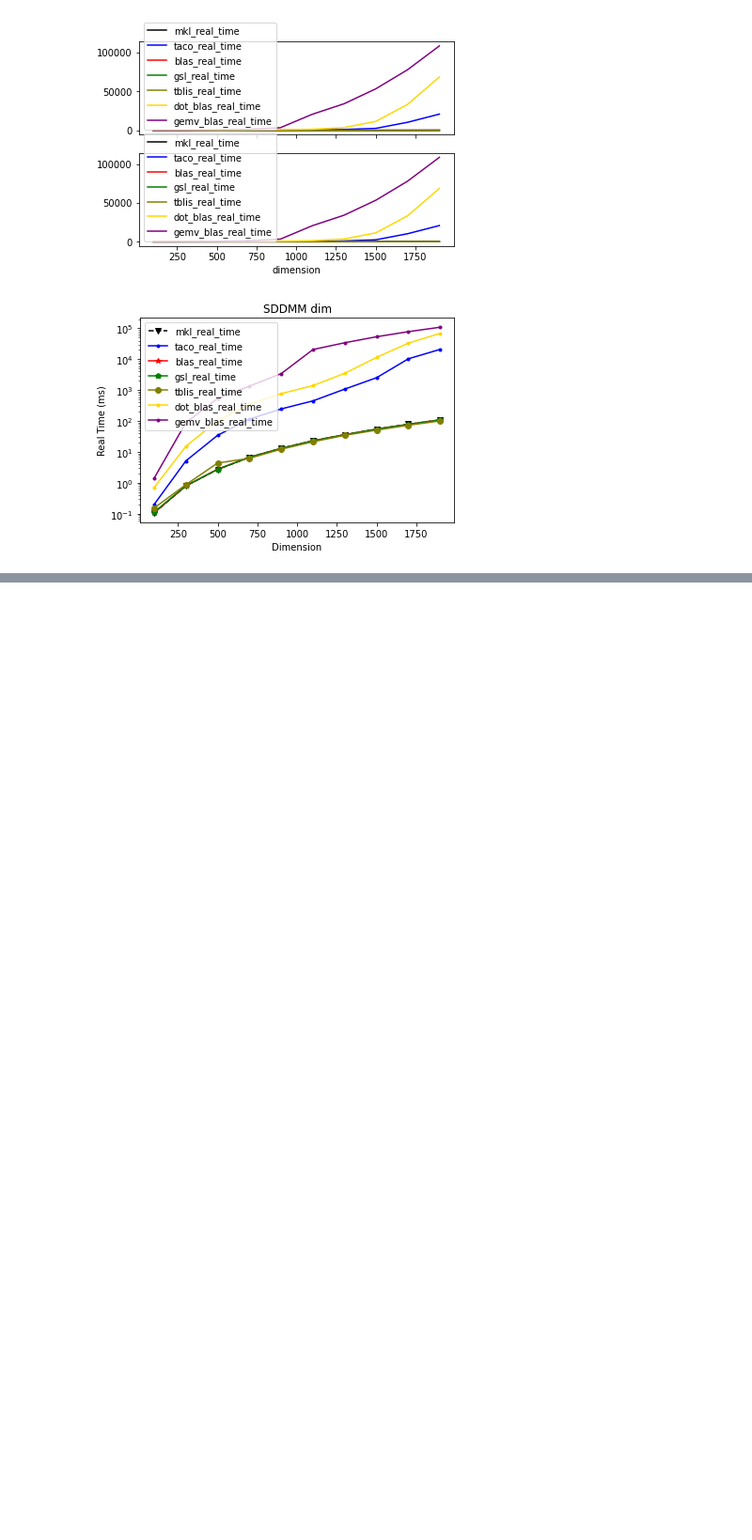
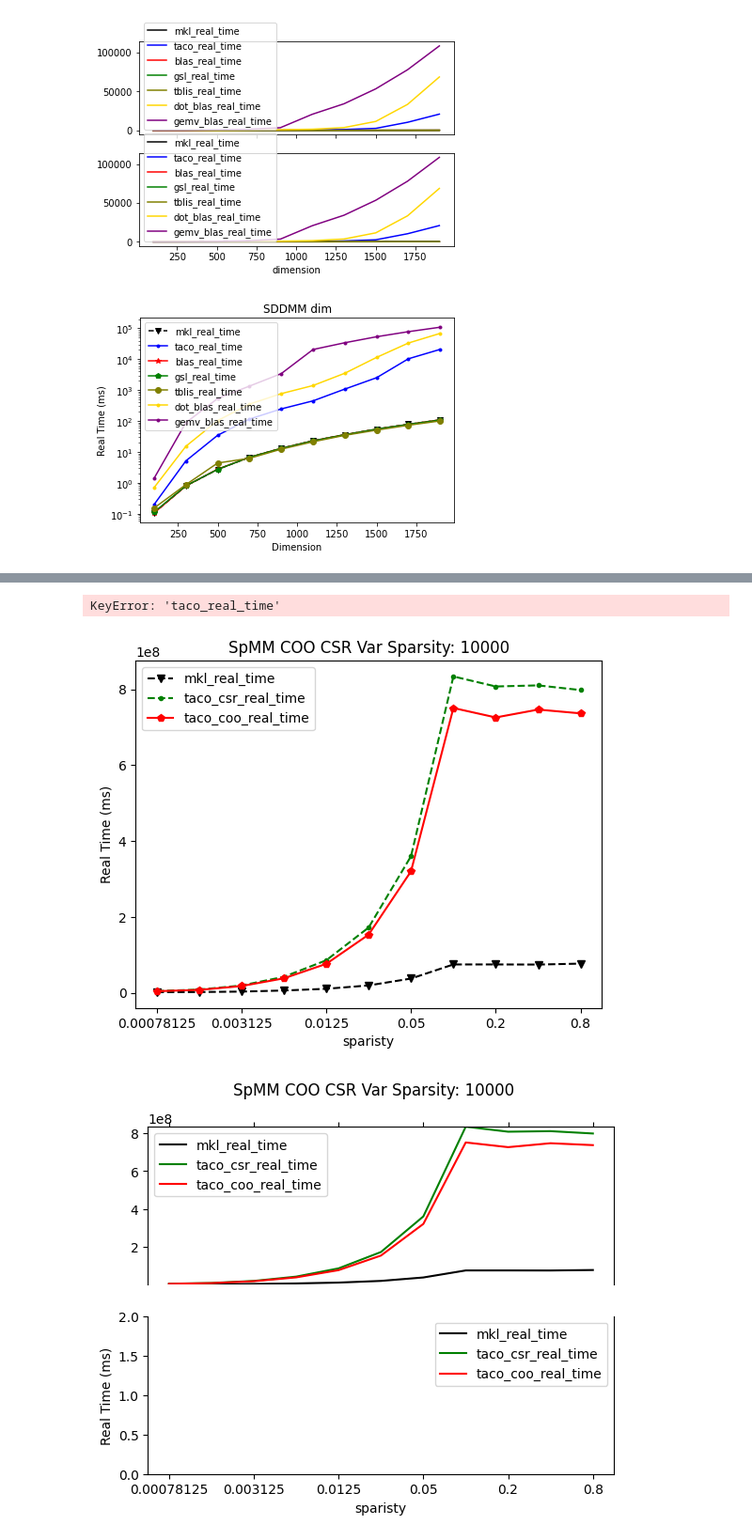
Before and after one commit to tensor-compiler/mosaic-benchmarks, a Jupyter notebook: data-benchmarks/bench-script.ipynb, the cells around one changed output, grey strips where cells are left out. Shown at 94% size. Cells and saved outputs as stored; diff of their text form; code cells hidden in the pictures; blank space fills up the shorter version.

```diff
--- a/data-benchmarks/bench-script.ipynb
+++ b/data-benchmarks/bench-script.ipynb
@@ -492,0 +521,8 @@ max    206.434119   0.337023   0.191959
+# %%
+save_plots_seperate_sparsity("coo_csr_bench/result", "./", \
+                             ["mkl", "taco_csr","taco_coo"], \
+                             "SpMM COO CSR Var Sparsity: 10000", 2,  [0.00078125, 0.0015625, 0.003125, 0.00625, 0.0125, 0.025, 0.05, 0.1, 0.2, 0.4, 0.8])
+# %% [output]
+KeyError: 'taco_real_time'
+[figure, added]
+[figure, added]
```
Also changed, not shown: parts of 5 cells of this notebook, 24 other files.
